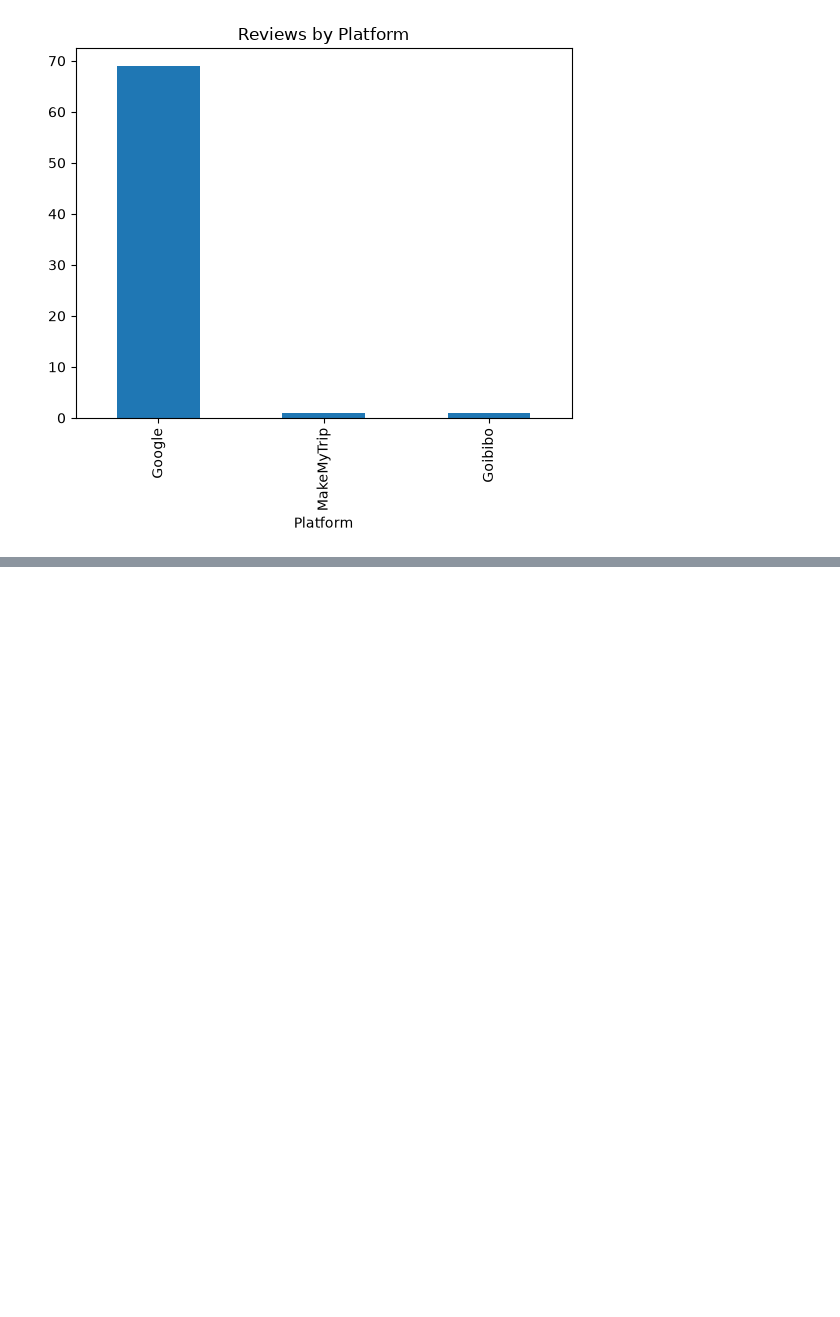
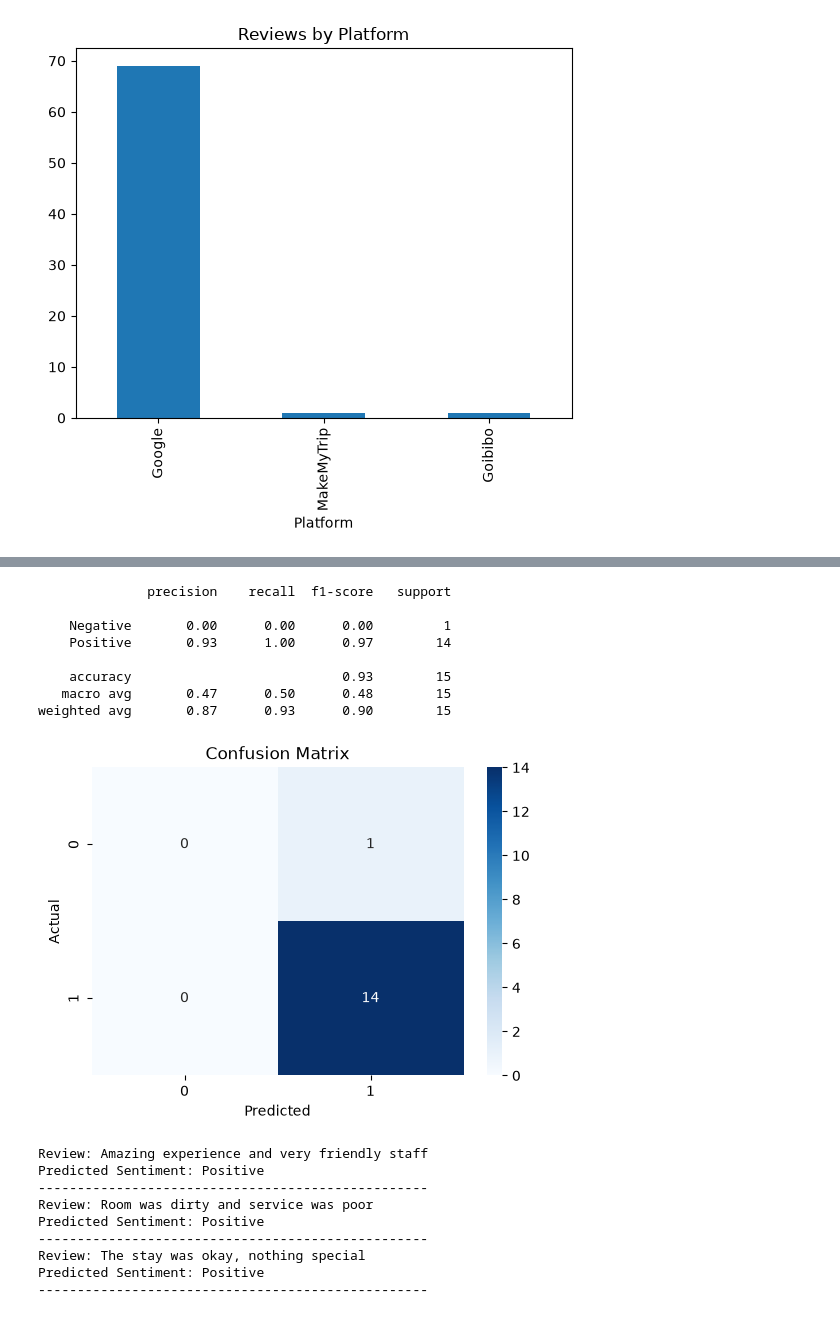
Before and after one commit to jk-juhi/Trishul-Eco-Homestays, a Jupyter notebook: AI-Sentiment-Classifier/notebooks/sentiment_analysis.ipynb, the cells around one changed output, grey strips where cells are left out. Drawn from its saved outputs; the diff is of its cells as text; code cells hidden in the pictures; blank space fills up the shorter version.

Commit message:
Built sentiment classification model and prediction pipeline

```diff
--- a/AI-Sentiment-Classifier/notebooks/sentiment_analysis.ipynb
+++ b/AI-Sentiment-Classifier/notebooks/sentiment_analysis.ipynb
@@ -56,0 +76,14 @@ plt.show()
+# %%
+#splitting data
+
+from sklearn.model_selection import train_test_split
+
+X_train, X_test, y_train, y_test = train_test_split(
+    X,
+    y,
+    test_size=0.2,
+    random_state=42
+)
+
+print("Training samples:", len(X_train))
+print("Testing samples:", len(X_test))
@@ -56,0 +137,59 @@ plt.show()
+# %%
+#Classification report
+
+from sklearn.metrics import classification_report
+
+print(classification_report(y_test, y_pred))
+
+#Confusion matrix
+
+from sklearn.metrics import confusion_matrix
+import matplotlib.pyplot as plt
+import seaborn as sns
+
+cm = confusion_matrix(y_test, y_pred)
+
+plt.figure(figsize=(6,4))
+sns.heatmap(cm, annot=True, fmt='d', cmap='Blues')
+
+plt.title("Confusion Matrix")
+plt.xlabel("Predicted")
+plt.ylabel("Actual")
+
+plt.show()
+
+#custom/sample review prediction
+
+sample_reviews = [
+    "Amazing experience and very friendly staff",
+    "Room was dirty and service was poor",
+    "The stay was okay, nothing special"
+]
+
+sample_tfidf = vectorizer.transform(sample_reviews)
+
+predictions = model.predict(sample_tfidf)
+
+for review, sentiment in zip(sample_reviews, predictions):
+    print(f"Review: {review}")
+    print(f"Predicted Sentiment: {sentiment}")
+    print("-" * 50)
+# %% [output]
+              precision    recall  f1-score   support
+
+    Negative       0.00      0.00      0.00         1
+    Positive       0.93      1.00      0.97        14
+
+    accuracy                           0.93        15
+   macro avg       0.47      0.50      0.48        15
+weighted avg       0.87      0.93      0.90        15
+[figure, added]
+Review: Amazing experience and very friendly staff
+Predicted Sentiment: Positive
+--------------------------------------------------
+Review: Room was dirty and service was poor
+Predicted Sentiment: Positive
+--------------------------------------------------
+Review: The stay was okay, nothing special
+Predicted Sentiment: Positive
+--------------------------------------------------
```
Also changed, not shown: parts of 5 cells of this notebook, 4 other files.
